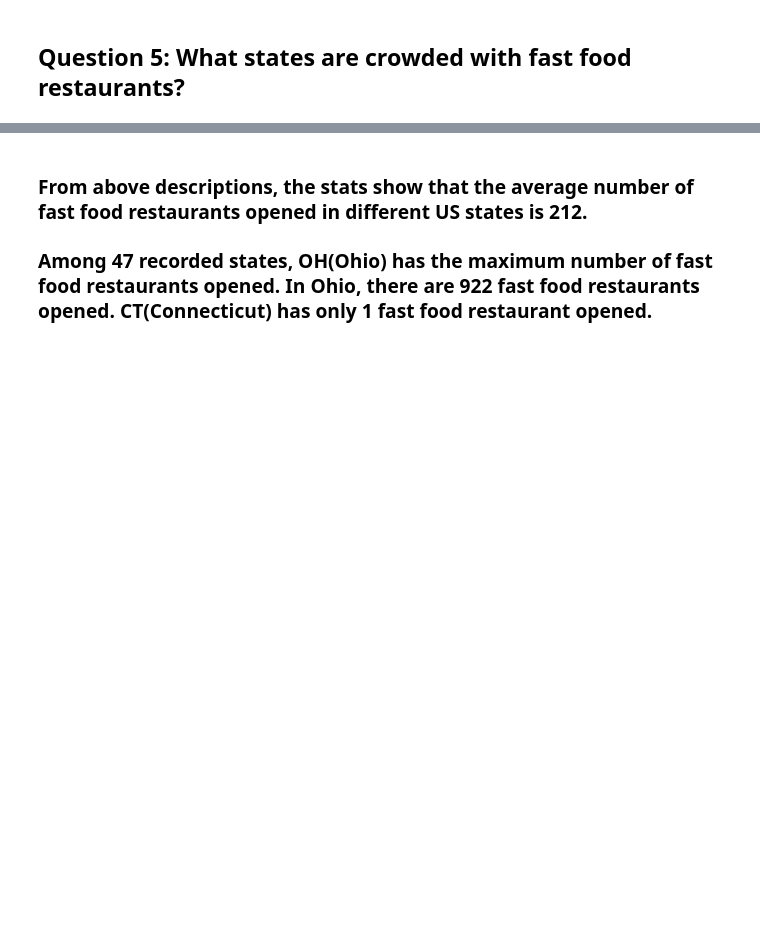
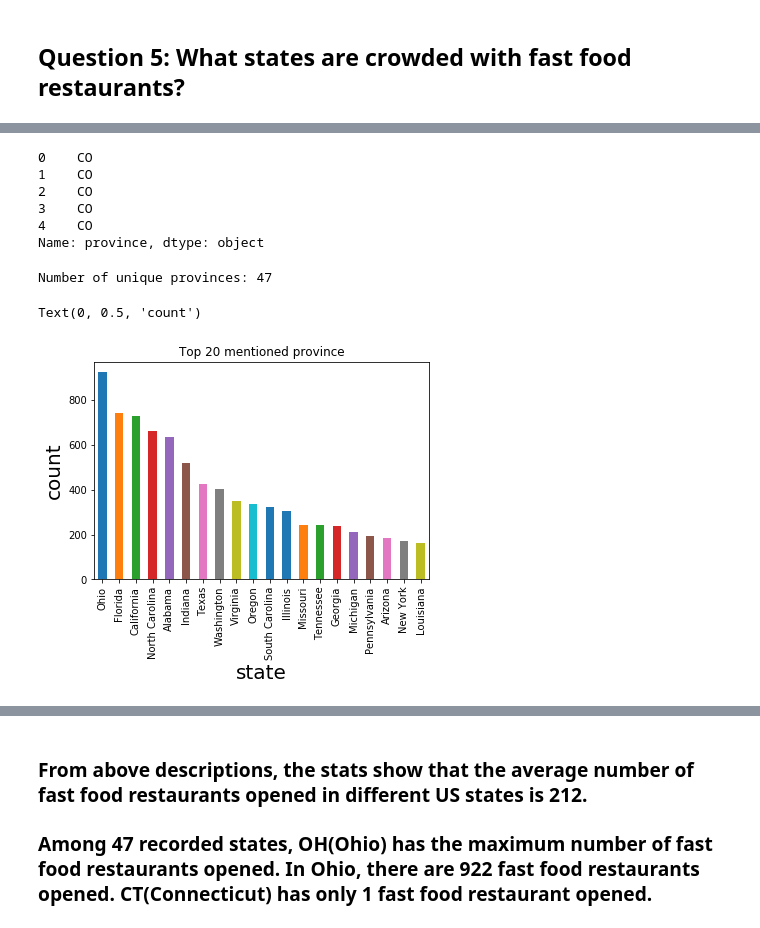
Before and after one commit to KangboLu/American-Fastfood-Exploratory-Data-Analysis, a Jupyter notebook: Detailed EDA with Visualizations.ipynb, the cells around one changed output, grey strips where cells are left out. Saved outputs shown, nothing was run; the diff lists cells and outputs as text; code cells hidden in the pictures; blank space fills up the shorter version.

Commit message:
update notebook with more visualization

```diff
--- a/Detailed EDA with Visualizations.ipynb
+++ b/Detailed EDA with Visualizations.ipynb
@@ -42,7 +46,7 @@ print(os.listdir("../input"))
 ## 1. Let's input dataset first
 # %%
 # "...may19.csv" is the latest one
-fastfood_data = pd.read_csv('../input/Datafiniti_Fast_Food_Restaurants_May19.csv')
+fastfood_data = pd.read_csv('../input/fast-food-restaurants/Datafiniti_Fast_Food_Restaurants_May19.csv')
 # %% [markdown]
 ## 2. Let's take a peek at what we have[](http://)
 # %%
@@ -830,0 +1035,4 @@ plt.show()
+# %%
+# input 2 letter code name for easier conversion
+us_state_names = pd.read_csv('../input/us2letterstatecodecsv/US-2-letter-state-code.csv')
+us_state_names.head()
@@ -830,0 +1050,16 @@ plt.show()
+# %%
+# convert the names of the states
+def convert_state_names(state_code):
+    return us_state_names[us_state_names['state_code']== state_code].values[0][0]
+
+# use the above function to convert code to name
+fastfood_data['province_full'] = ""
+state_names = [None] * len(fastfood_data['province'].values)
+state_codes = fastfood_data['province'].values
+for i in range(len(state_codes)):
+    state_names[i] = convert_state_names(state_codes[i])
+print(state_names)
+
+# # let's replace the province column values with full state names
+fastfood_data['province_full'] = state_names
+fastfood_data['province_full'].head()
@@ -831,7 +1074,20 @@ plt.show()
+# %%
+fastfood_data['province'].head()
+# %% [output]
+0    CO
+1    CO
+2    CO
+3    CO
+4    CO
+Name: province, dtype: object
 # %%
 # top 20 fast food populated states recorded by count total
-print("Number of unique provinces:", fastfood_data['province'].nunique())
-nameplot = fastfood_data['province'].value_counts()[:20].plot.bar(title='Top 20 mentioned province')
+print("Number of unique provinces:", fastfood_data['province_full'].nunique())
+nameplot = fastfood_data['province_full'].value_counts()[:20].plot.bar(title='Top 20 mentioned province')
 nameplot.set_xlabel('state',size=20) # changed the label to state; it's the US
 nameplot.set_ylabel('count',size=20)
+# %% [output]
+Number of unique provinces: 47
+Text(0, 0.5, 'count')
+[figure, added]
 # %%
```
Also changed, not shown: parts of 49 cells of this notebook.
